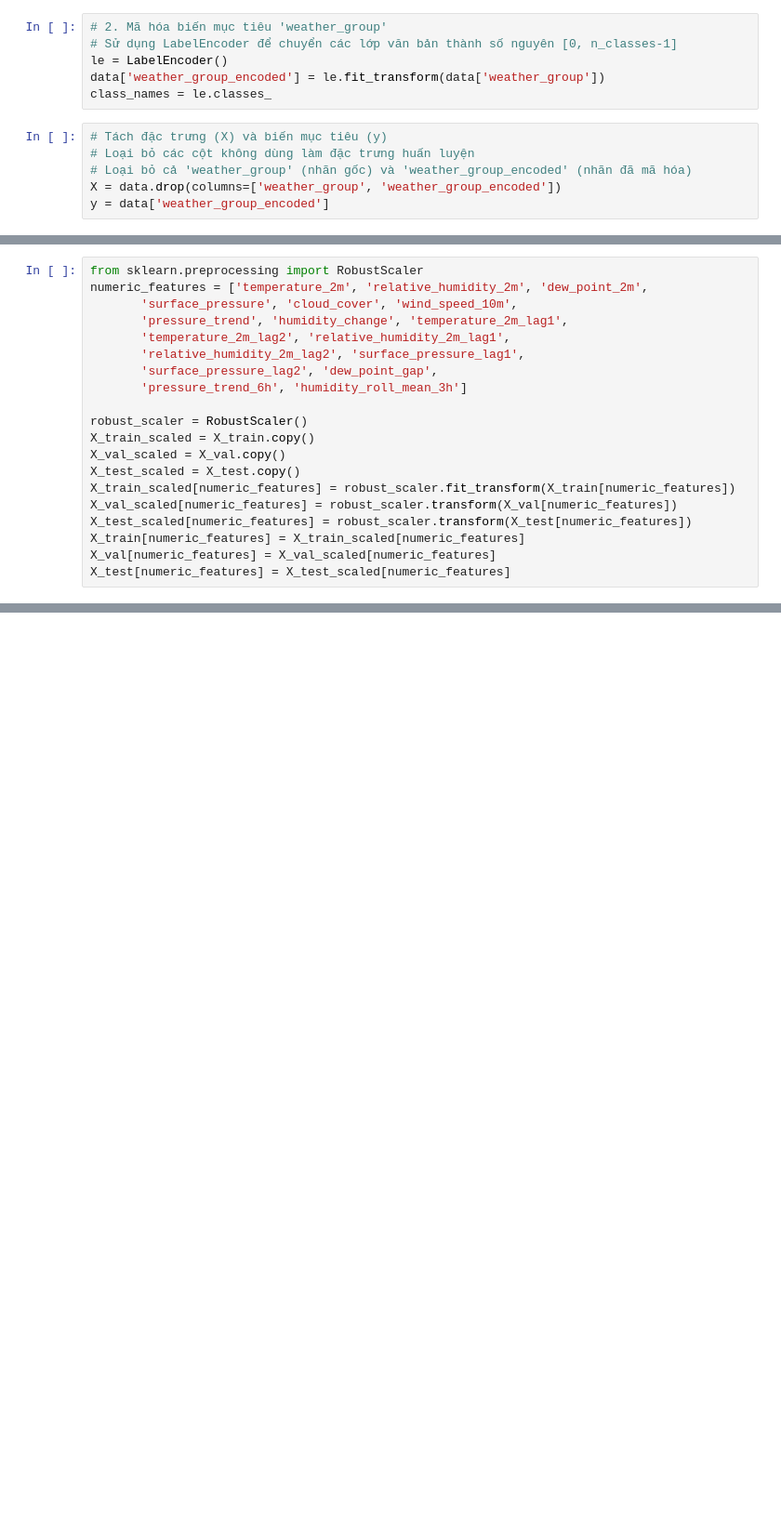
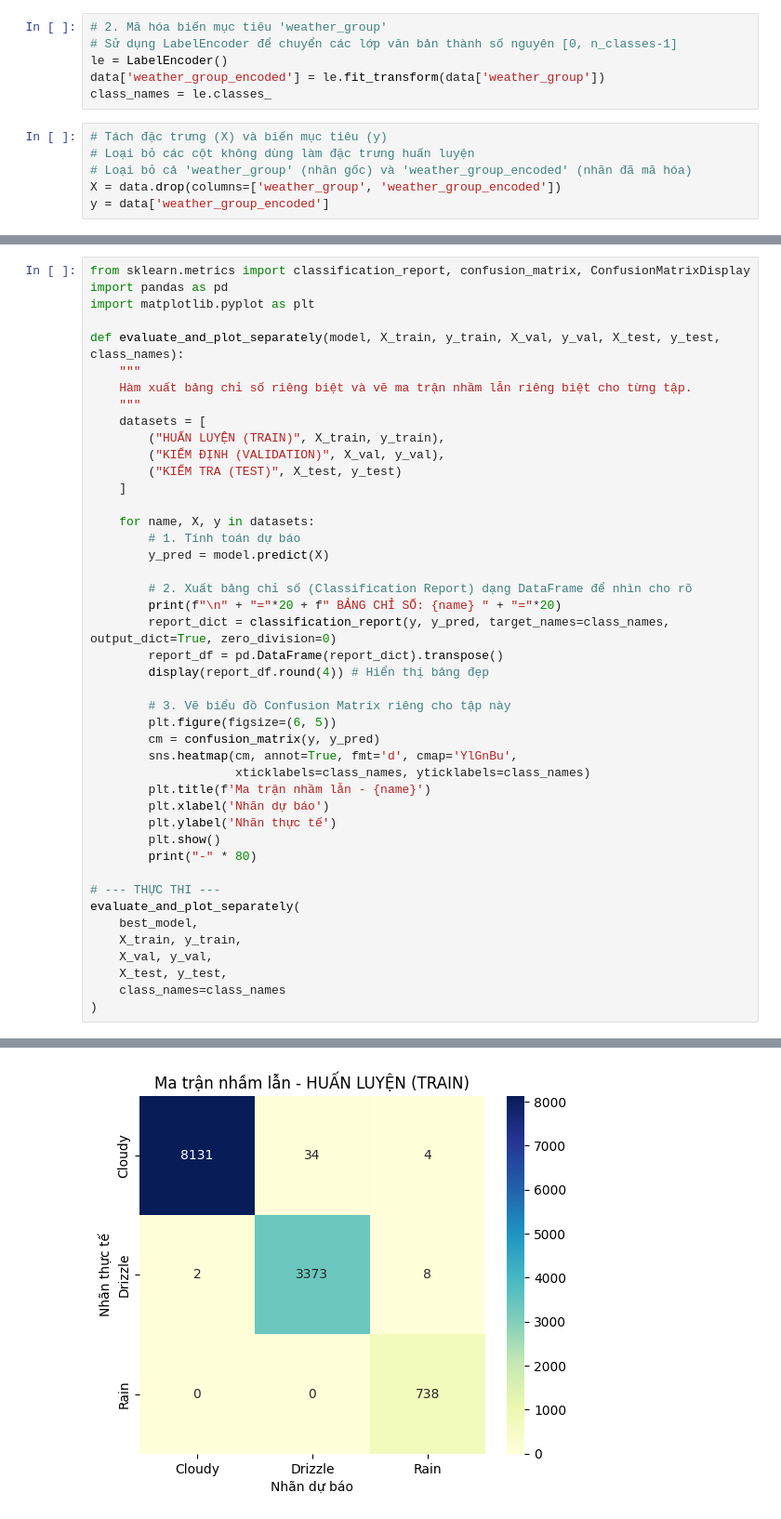
Before and after one commit to MinhHien2004/KHDL, a Jupyter notebook: RandomForest.ipynb, the cells around one changed output, grey strips where cells are left out. Shown at 93% size. Cells and saved outputs as stored; diff of their text form; blank space fills up the shorter version.

```diff
--- a/RandomForest.ipynb
+++ b/RandomForest.ipynb
@@ -69,20 +67,0 @@ Số lượng mẫu kiểm tra (Test): (1757, 21)
-# %%
-from sklearn.preprocessing import RobustScaler
-numeric_features = ['temperature_2m', 'relative_humidity_2m', 'dew_point_2m',
-       'surface_pressure', 'cloud_cover', 'wind_speed_10m',
-       'pressure_trend', 'humidity_change', 'temperature_2m_lag1',
-       'temperature_2m_lag2', 'relative_humidity_2m_lag1',
-       'relative_humidity_2m_lag2', 'surface_pressure_lag1',
-       'surface_pressure_lag2', 'dew_point_gap',
-       'pressure_trend_6h', 'humidity_roll_mean_3h']
-
-robust_scaler = RobustScaler()
-X_train_scaled = X_train.copy()
-X_val_scaled = X_val.copy()
-X_test_scaled = X_test.copy()
-X_train_scaled[numeric_features] = robust_scaler.fit_transform(X_train[numeric_features])
-X_val_scaled[numeric_features] = robust_scaler.transform(X_val[numeric_features])
-X_test_scaled[numeric_features] = robust_scaler.transform(X_test[numeric_features])
-X_train[numeric_features] = X_train_scaled[numeric_features]
-X_val[numeric_features] = X_val_scaled[numeric_features]
-X_test[numeric_features] = X_test_scaled[numeric_features]
@@ -206,0 +260,45 @@ weighted avg       0.80      0.81      0.80      1757
+# %%
+from sklearn.metrics import classification_report, confusion_matrix, ConfusionMatrixDisplay
+import pandas as pd
+import matplotlib.pyplot as plt
+
+def evaluate_and_plot_separately(model, X_train, y_train, X_val, y_val, X_test, y_test, class_names):
+    """
+    Hàm xuất bảng chỉ số riêng biệt và vẽ ma trận nhầm lẫn riêng biệt cho từng tập.
+    """
+    datasets = [
+        ("HUẤN LUYỆN (TRAIN)", X_train, y_train),
+        ("KIỂM ĐỊNH (VALIDATION)", X_val, y_val),
+        ("KIỂM TRA (TEST)", X_test, y_test)
+    ]
+
+    for name, X, y in datasets:
+        # 1. Tính toán dự báo
+        y_pred = model.predict(X)
+
+        # 2. Xuất bảng chỉ số (Classification Report) dạng DataFrame để nhìn cho rõ
+        print(f"\n" + "="*20 + f" BẢNG CHỈ SỐ: {name} " + "="*20)
+        report_dict = classification_report(y, y_pred, target_names=class_names, output_dict=True, zero_division=0)
+        report_df = pd.DataFrame(report_dict).transpose()
+        display(report_df.round(4)) # Hiển thị bảng đẹp
+
+        # 3. Vẽ biểu đồ Confusion Matrix riêng cho tập này
+        plt.figure(figsize=(6, 5))
+        cm = confusion_matrix(y, y_pred)
+        sns.heatmap(cm, annot=True, fmt='d', cmap='YlGnBu',
+                    xticklabels=class_names, yticklabels=class_names)
+        plt.title(f'Ma trận nhầm lẫn - {name}')
+        plt.xlabel('Nhãn dự báo')
+        plt.ylabel('Nhãn thực tế')
+        plt.show()
+        print("-" * 80)
+
+# --- THỰC THI ---
+evaluate_and_plot_separately(
+    best_model,
+    X_train, y_train,
+    X_val, y_val,
+    X_test, y_test,
+    class_names=class_names
+)
+# %% [output]
@@ -206,0 +313 @@ weighted avg       0.80      0.81      0.80      1757
+[figure, added]
```
Also changed, not shown: parts of 11 cells of this notebook.
